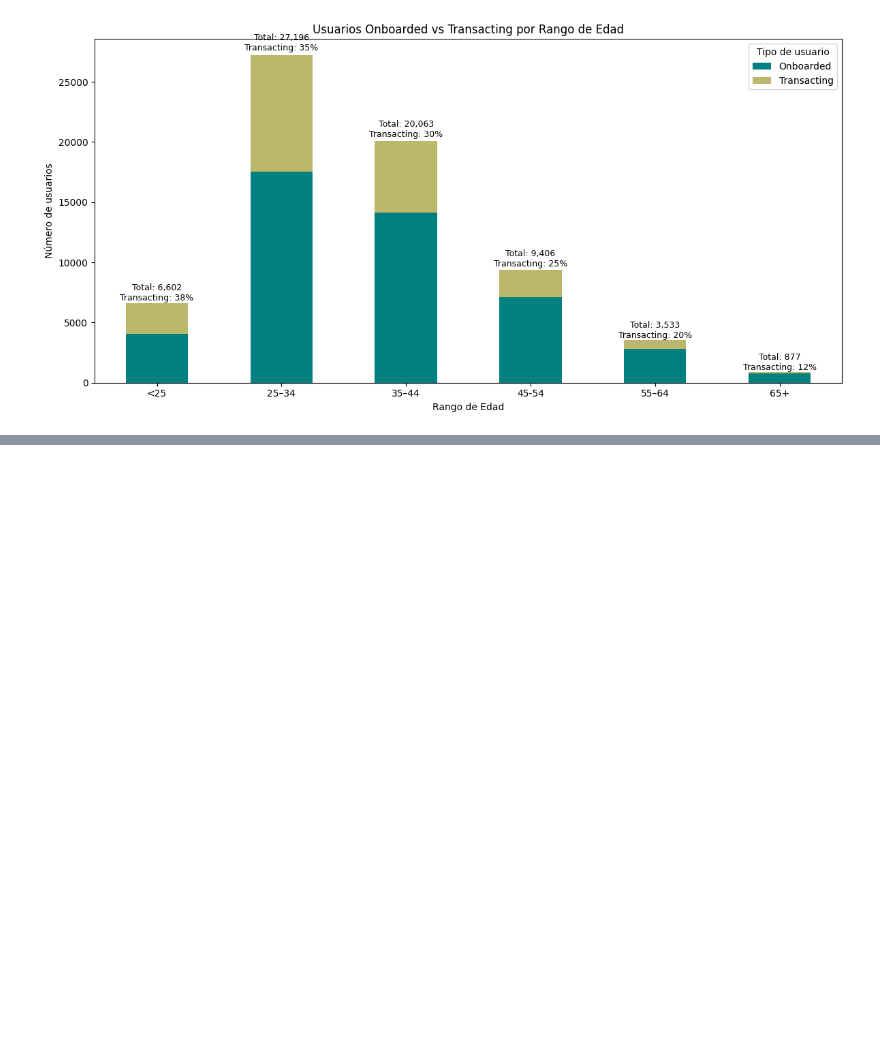
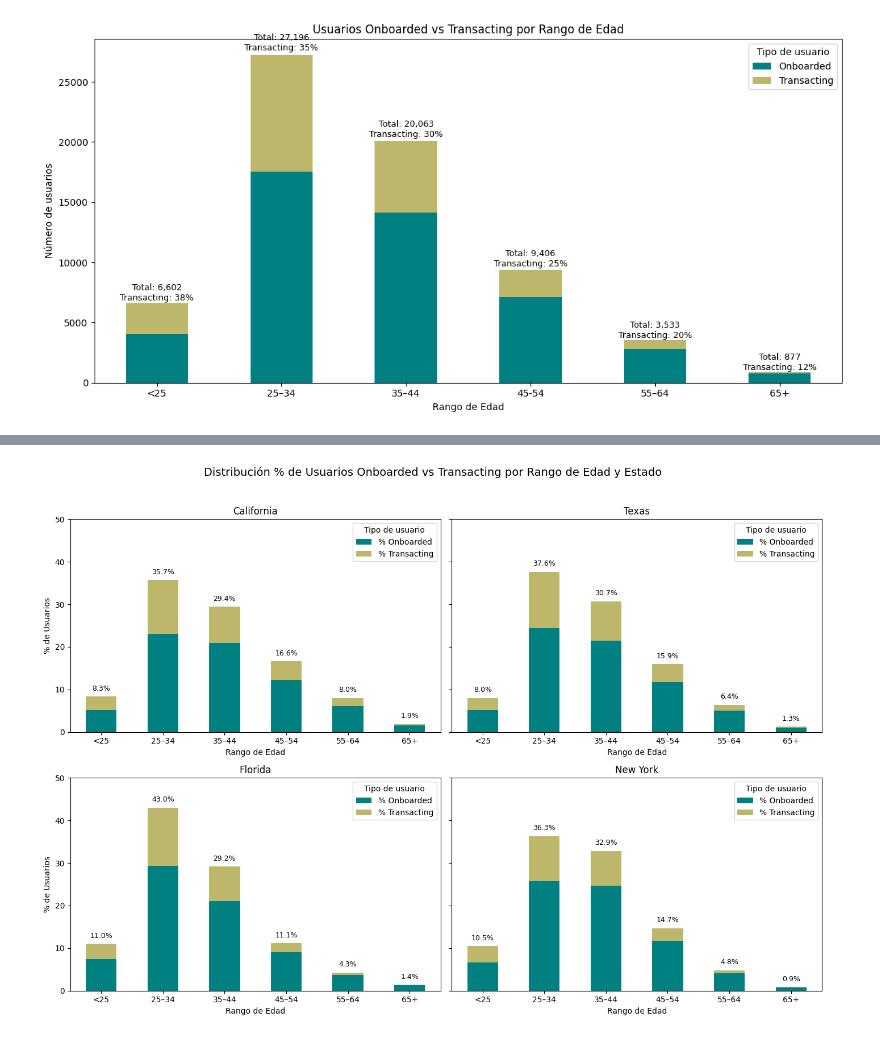
Before and after one commit to christiangarza1505813/ClassModel, a Jupyter notebook: Model/model.ipynb, the cells around one changed output, grey strips where cells are left out. Cells and saved outputs as stored; diff of their text form; code cells hidden in the pictures; blank space fills up the shorter version.

```diff
--- a/Model/model.ipynb
+++ b/Model/model.ipynb
@@ -474,0 +440,79 @@ Index(['AccountUuid', 'YMD', 'Creation_date', 'Plaid', 'Issued_Card',
+# %%
+
+# --- 1) Año actual
+year_now = pd.Timestamp.now().year
+
+# --- 2) Calcular edad y filtrar outliers
+df_age = df.copy()
+df_age['Edad'] = year_now - df_age['YearOfBirth']
+df_age = df_age[df_age['YearOfBirth'] != 1900]
+
+# --- 3) Definir rangos de edad
+bins = [0, 24, 34, 44, 54, 64, 120]
+labels = ['<25','25–34','35–44','45–54','55–64','65+']
+df_age['RangoEdad'] = pd.cut(df_age['Edad'], bins=bins, labels=labels, right=True)
+
+# --- 4) Filtrar estados
+estados_seleccion = ['California', 'Texas', 'Florida', 'New York']
+df_age = df_age[df_age['state_name'].isin(estados_seleccion)]
+
+# --- 5) Agrupar
+counts = (
+    df_age.groupby(['state_name', 'RangoEdad', 'Transacting'])
+    .size()
+    .reset_index(name='n_usuarios')
+)
+
+# --- 6) Pivot y total por estado
+pivot = (
+    counts.pivot_table(
+        index=['state_name','RangoEdad'],
+        columns='Transacting',
+        values='n_usuarios',
+        fill_value=0
+    )
+    .reset_index()
+)
+pivot.columns.name = None
+pivot = pivot.rename(columns={0:'Onboarded',1:'Transacting'})
+
+# --- 7) Calcular total y porcentajes dentro de cada estado
+pivot['Total'] = pivot['Onboarded'] + pivot['Transacting']
+pivot['% Onboarded'] = pivot['Onboarded'] / pivot.groupby('state_name')['Total'].transform('sum') * 100
+pivot['% Transacting'] = pivot['Transacting'] / pivot.groupby('state_name')['Total'].transform('sum') * 100
+
+# --- 8) Graficar en % por estado
+fig, axes = plt.subplots(2, 2, figsize=(14,10), sharey=True)
+axes = axes.flatten()
+
+for i, estado in enumerate(estados_seleccion):
+    subset = pivot[pivot['state_name'] == estado].copy()
+
+    # Asegura orden y presencia de todos los rangos
+    subset = (subset.set_index('RangoEdad')
+                      .reindex(labels)            # respeta el orden de categorías
+                      .fillna({'Onboarded':0, 'Transacting':0, '% Onboarded':0, '% Transacting':0, 'Total':0})
+                      .reset_index())
+
+    # Plot apilado en %
+    ax = subset[['RangoEdad','% Onboarded','% Transacting']].set_index('RangoEdad') \
+         .plot(kind='bar', stacked=True, color=['teal','darkkhaki'], ax=axes[i])
+
+    # Etiqueta dinámica justo arriba de cada barra (% total de ese rango)
+    total_pct_col = (subset['% Onboarded'] + subset['% Transacting']).to_numpy()
+    for x, h in enumerate(total_pct_col):
+        ax.text(x, h + 1, f"{h:.1f}%", ha='center', va='bottom', fontsize=9, color='black')
+
+
+    axes[i].set_title(estado)
+    axes[i].set_xlabel("Rango de Edad")
+    axes[i].set_ylabel("% de Usuarios")
+    axes[i].legend(title="Tipo de usuario")
+    axes[i].set_xticklabels(labels, rotation=0)
+    axes[i].set_ylim(0, 50)  # deja espacio para etiquetas
+
+plt.suptitle("Distribución % de Usuarios Onboarded vs Transacting por Rango de Edad y Estado", fontsize=14)
+plt.tight_layout(rect=[0, 0, 1, 0.96])
+plt.show()
+# %% [output]
+[figure, added]
```
Also changed, not shown: parts of 12 cells of this notebook.
